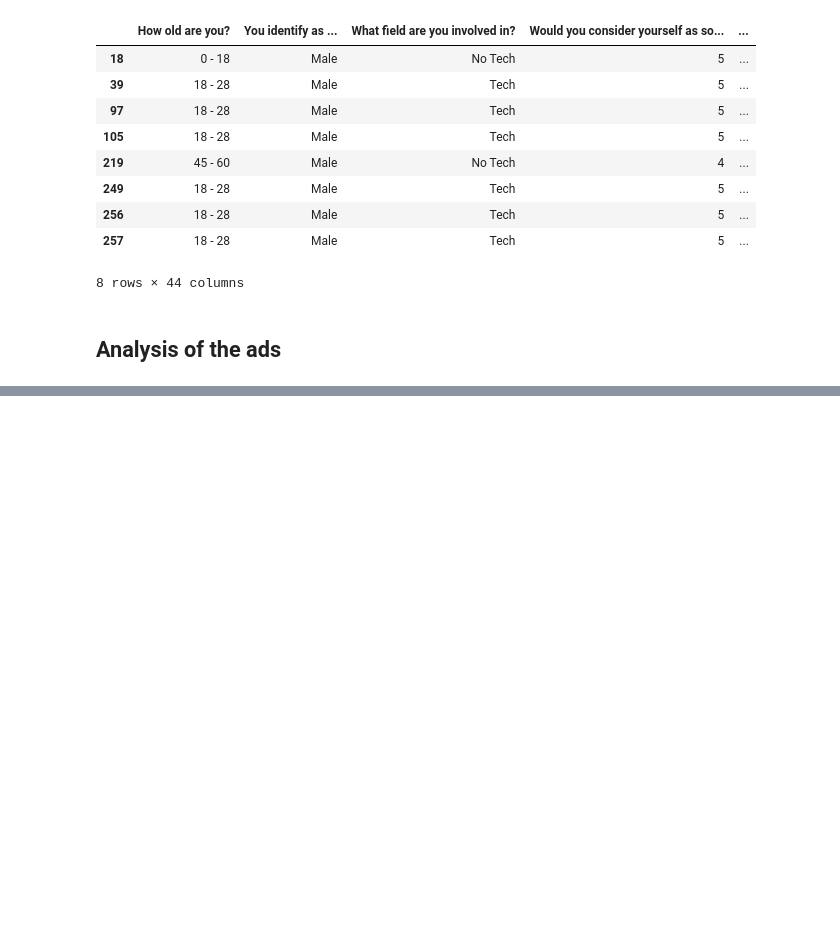
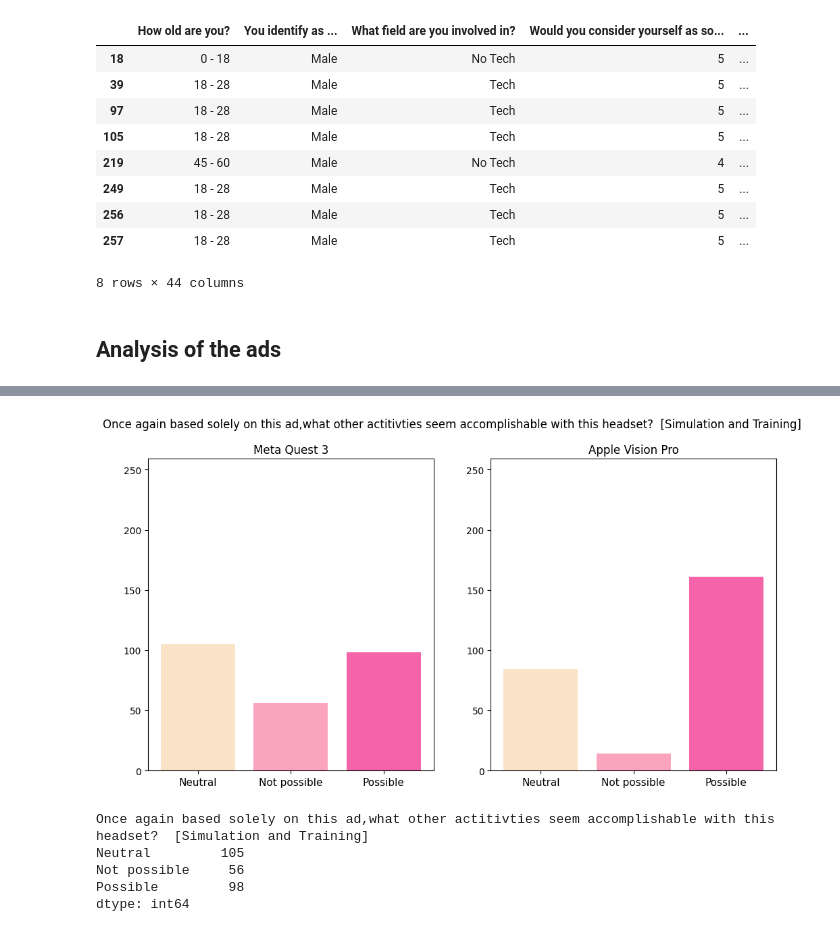
Before and after one commit to walex999/VR-thesis-analysis, a Jupyter notebook: analysis.ipynb, the cells around one changed output, grey strips where cells are left out. Drawn from its saved outputs; the diff is of its cells as text; code cells hidden in the pictures; blank space fills up the shorter version.

```diff
--- a/analysis.ipynb
+++ b/analysis.ipynb
@@ -344,0 +382,33 @@ plt.title("Main use case of the Apple Vision Pro");
+# %%
+fig, axs = plt.subplots(1, 2, figsize=(12, 6))
+
+# First bar plot
+var1 = 8
+heights1 = df.groupby(by=df.iloc[:, var1]).size()
+axs[0].bar(x=heights1.index, height=heights1.values, color=coolors);
+axs[0].set_xticklabels(heights1.index, rotation=0, ha='center', fontsize=11);
+axs[0].set_title("Meta Quest 3");
+
+# Second bar plot
+var2 = var1 + 16
+heights2 = df.groupby(by=df.iloc[:, var2]).size()
+axs[1].bar(x=heights2.index, height=heights2.values, color=coolors);
+axs[1].set_xticklabels(heights2.index, rotation=0, ha='center', fontsize=11);
+axs[1].set_title("Apple Vision Pro");
+
+axs[0].set_ylim(0, max_height)
+axs[1].set_ylim(0, max_height)
+
+fig.suptitle(df.columns[var1])
+
+plt.show();
+# %% [output]
+[figure, added]
+# %%
+df.groupby(by=df.iloc[:, var1]).size()
+# %% [output]
+Once again based solely on this ad,what other actitivties seem accomplishable with this headset?  [Simulation and Training]
+Neutral         105
+Not possible     56
+Possible         98
+dtype: int64
```
Also changed, not shown: parts of 25 cells of this notebook, 1 other file.
